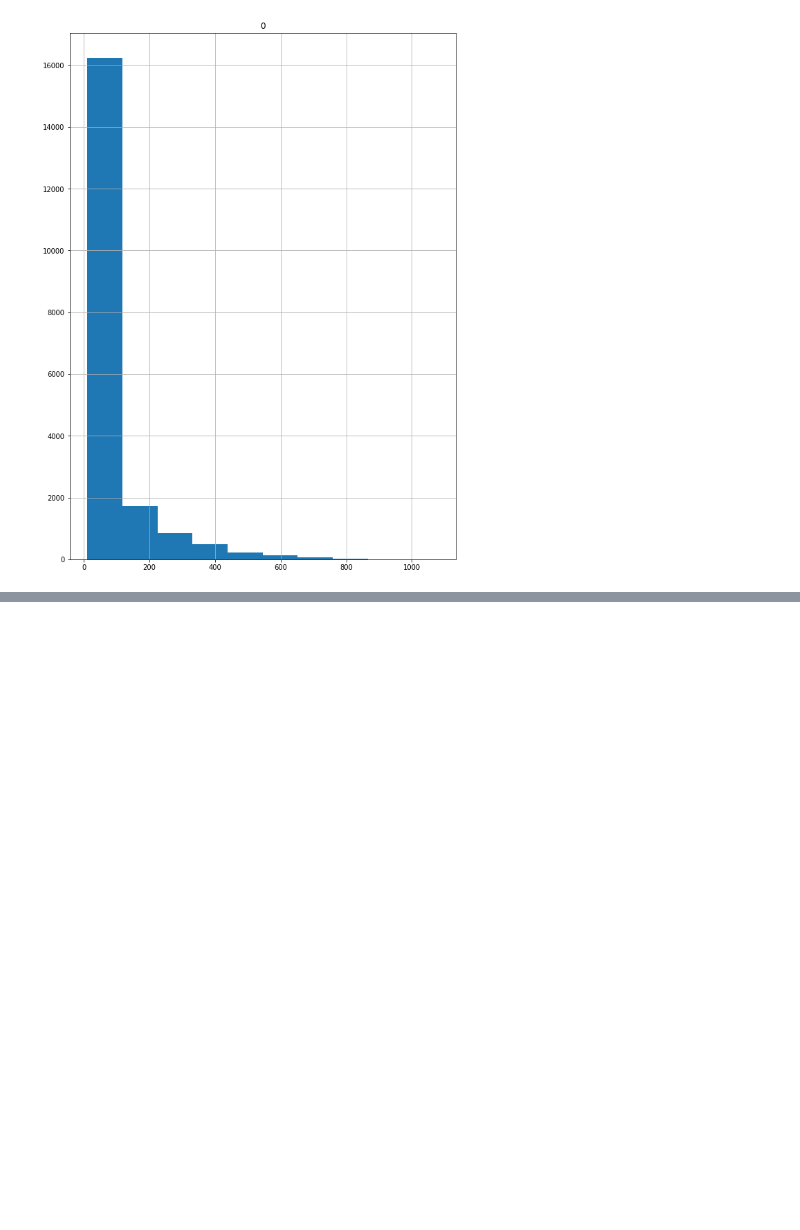
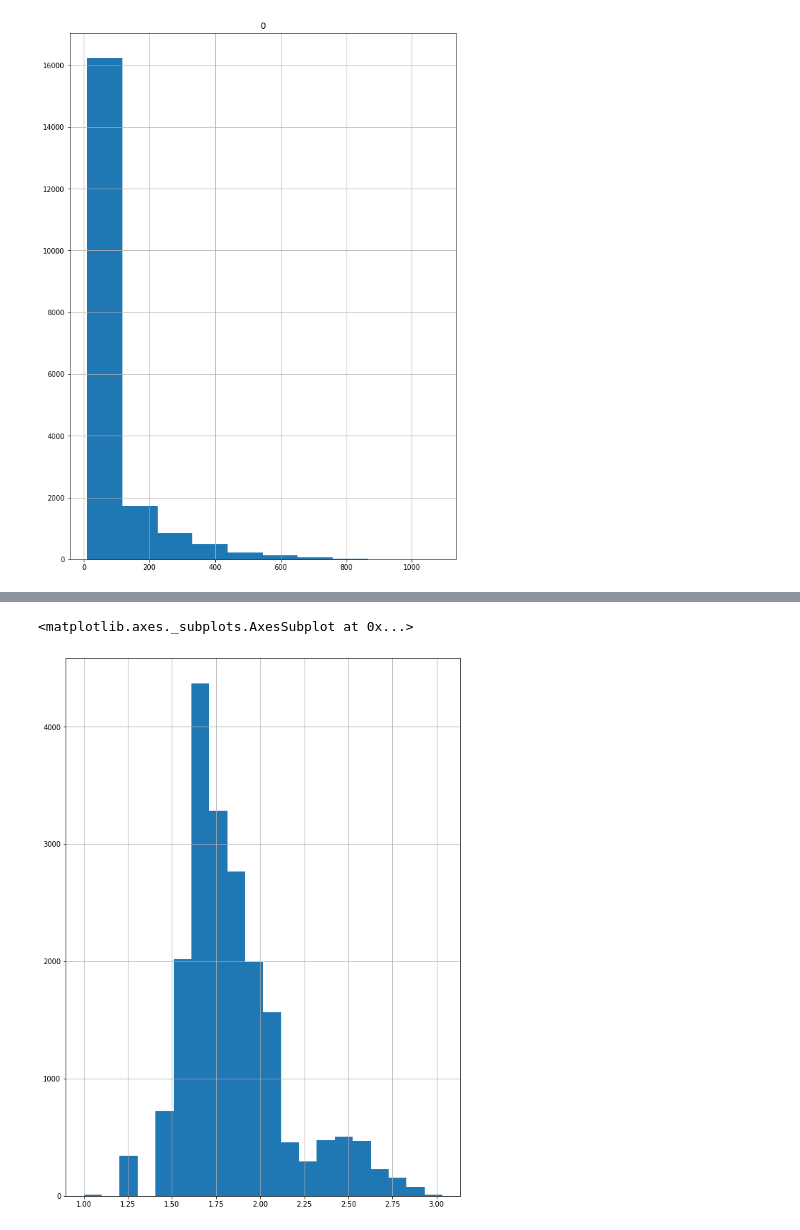
Before and after one commit to Almabetter-account/REGRESSION-CAPSTONE-PROJECT, a Jupyter notebook: ML_Regression_Capstone_Project.ipynb, the cells around one changed output, grey strips where cells are left out. Saved outputs shown, nothing was run; the diff lists cells and outputs as text; code cells hidden in the pictures; blank space fills up the shorter version.

```diff
--- a/ML_Regression_Capstone_Project.ipynb
+++ b/ML_Regression_Capstone_Project.ipynb
@@ -144,0 +131,6 @@ array([[<matplotlib.axes._subplots.AxesSubplot object at 0x...>,
+# %%
+transformed_target=np.log10(dataset['Appliances'])
+transformed_target.hist(bins=20,figsize=(10,14))
+# %% [output]
+<matplotlib.axes._subplots.AxesSubplot at 0x...>
+[figure, added]
```
Also changed, not shown: parts of 6 cells of this notebook.
